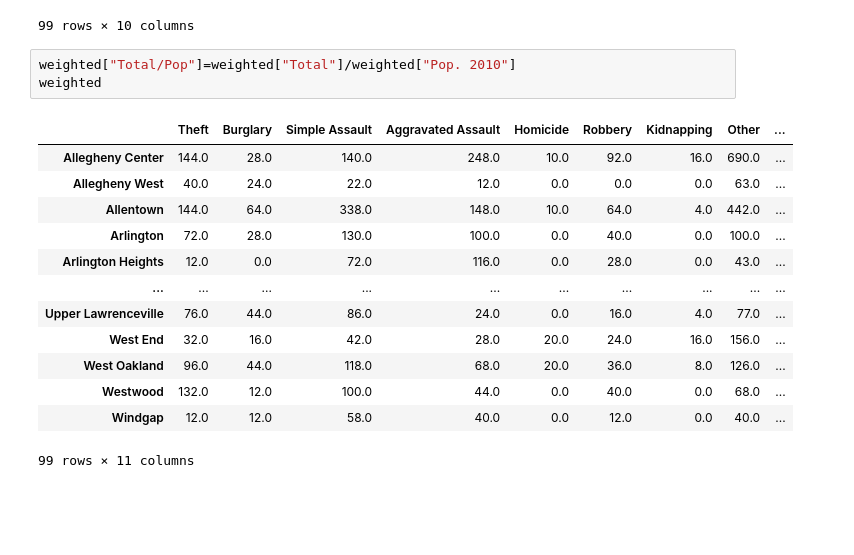
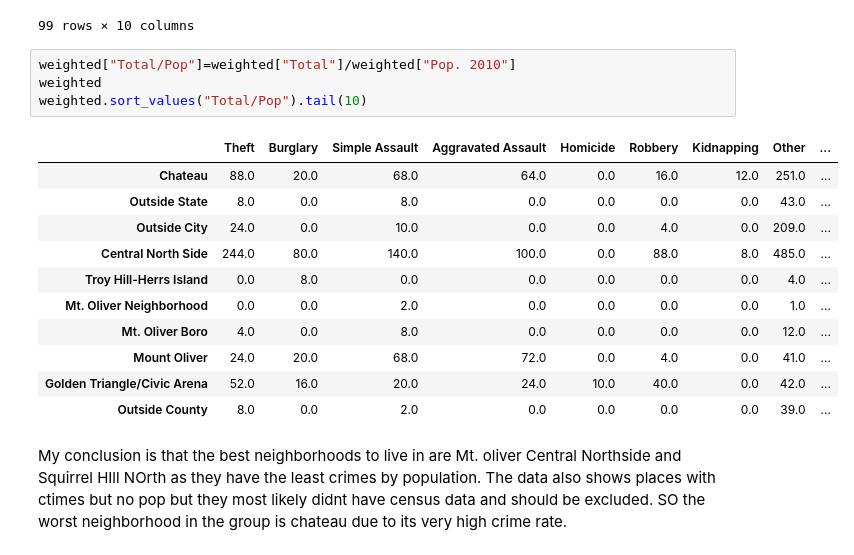
Before and after one commit to pnm122/cmpinf0010-final, a Jupyter notebook: logan2.ipynb, the cells around one changed output. Saved outputs shown, nothing was run; the diff lists cells and outputs as text; blank space fills up the shorter version.

Commit message:
my conclusion

```diff
--- a/logan2.ipynb
+++ b/logan2.ipynb
@@ -137,17 +137,18 @@ weighted
 # %%
 weighted["Total/Pop"]=weighted["Total"]/weighted["Pop. 2010"]
 weighted
+weighted.sort_values("Total/Pop").tail(10)
 # %% [output]
 |  | Theft | Burglary | Simple Assault | Aggravated Assault | Homicide | Robbery | Kidnapping | Other | ... |
-| Allegheny Center | 144.0 | 28.0 | 140.0 | 248.0 | 10.0 | 92.0 | 16.0 | 690.0 | ... |
-| Allegheny West | 40.0 | 24.0 | 22.0 | 12.0 | 0.0 | 0.0 | 0.0 | 63.0 | ... |
-| Allentown | 144.0 | 64.0 | 338.0 | 148.0 | 10.0 | 64.0 | 4.0 | 442.0 | ... |
-| Arlington | 72.0 | 28.0 | 130.0 | 100.0 | 0.0 | 40.0 | 0.0 | 100.0 | ... |
-| Arlington Heights | 12.0 | 0.0 | 72.0 | 116.0 | 0.0 | 28.0 | 0.0 | 43.0 | ... |
-| ... | ... | ... | ... | ... | ... | ... | ... | ... | ... |
-| Upper Lawrenceville | 76.0 | 44.0 | 86.0 | 24.0 | 0.0 | 16.0 | 4.0 | 77.0 | ... |
-| West End | 32.0 | 16.0 | 42.0 | 28.0 | 20.0 | 24.0 | 16.0 | 156.0 | ... |
-| West Oakland | 96.0 | 44.0 | 118.0 | 68.0 | 20.0 | 36.0 | 8.0 | 126.0 | ... |
-| Westwood | 132.0 | 12.0 | 100.0 | 44.0 | 0.0 | 40.0 | 0.0 | 68.0 | ... |
-| Windgap | 12.0 | 12.0 | 58.0 | 40.0 | 0.0 | 12.0 | 0.0 | 40.0 | ... |
+| Chateau | 88.0 | 20.0 | 68.0 | 64.0 | 0.0 | 16.0 | 12.0 | 251.0 | ... |
+| Outside State | 8.0 | 0.0 | 8.0 | 0.0 | 0.0 | 0.0 | 0.0 | 43.0 | ... |
+| Outside City | 24.0 | 0.0 | 10.0 | 0.0 | 0.0 | 4.0 | 0.0 | 209.0 | ... |
+| Central North Side | 244.0 | 80.0 | 140.0 | 100.0 | 0.0 | 88.0 | 8.0 | 485.0 | ... |
+| Troy Hill-Herrs Island | 0.0 | 8.0 | 0.0 | 0.0 | 0.0 | 0.0 | 0.0 | 4.0 | ... |
+| Mt. Oliver Neighborhood | 0.0 | 0.0 | 2.0 | 0.0 | 0.0 | 0.0 | 0.0 | 1.0 | ... |
+| Mt. Oliver Boro | 4.0 | 0.0 | 8.0 | 0.0 | 0.0 | 0.0 | 0.0 | 12.0 | ... |
+| Mount Oliver | 24.0 | 20.0 | 68.0 | 72.0 | 0.0 | 4.0 | 0.0 | 41.0 | ... |
+| Golden Triangle/Civic Arena | 52.0 | 16.0 | 20.0 | 24.0 | 10.0 | 40.0 | 0.0 | 42.0 | ... |
+| Outside County | 8.0 | 0.0 | 2.0 | 0.0 | 0.0 | 0.0 | 0.0 | 39.0 | ... |
-99 rows × 11 columns
+# %% [markdown]
+My conclusion is that the best neighborhoods to live in are Mt. oliver Central Northside and Squirrel HIll NOrth as they have the least crimes by population. The data also shows places with ctimes but no pop but they most likely didnt have census data and should be excluded. SO the worst neighborhood in the group is chateau due to its very high crime rate.
```
Also changed, not shown: parts of 1 cell of this notebook.
